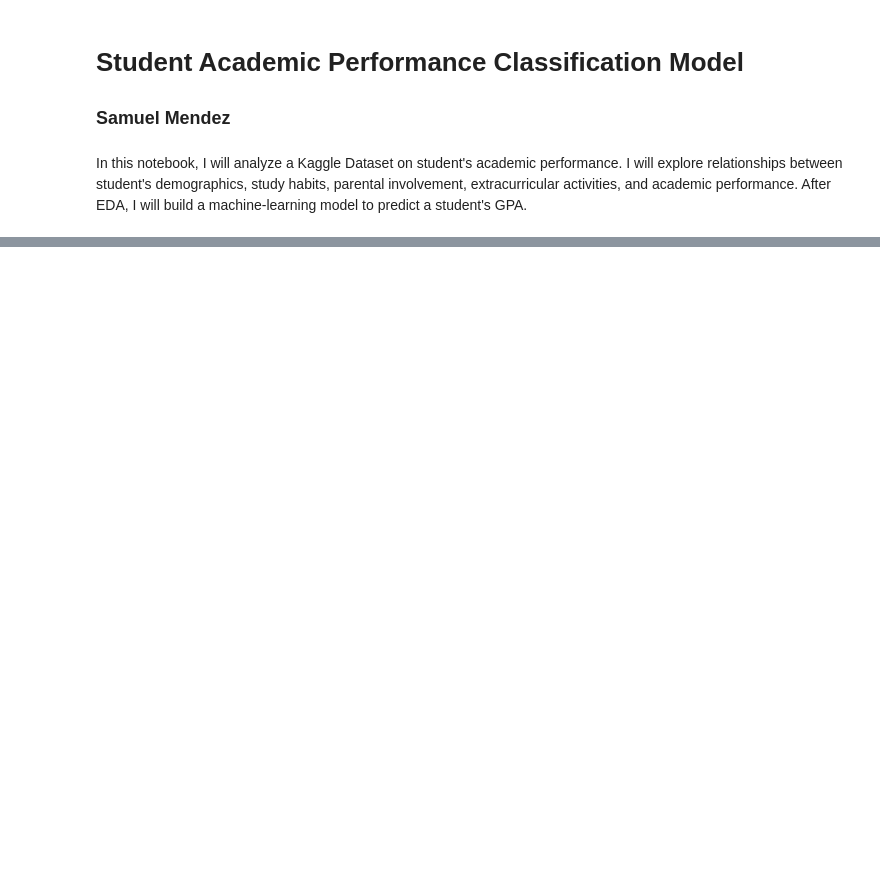
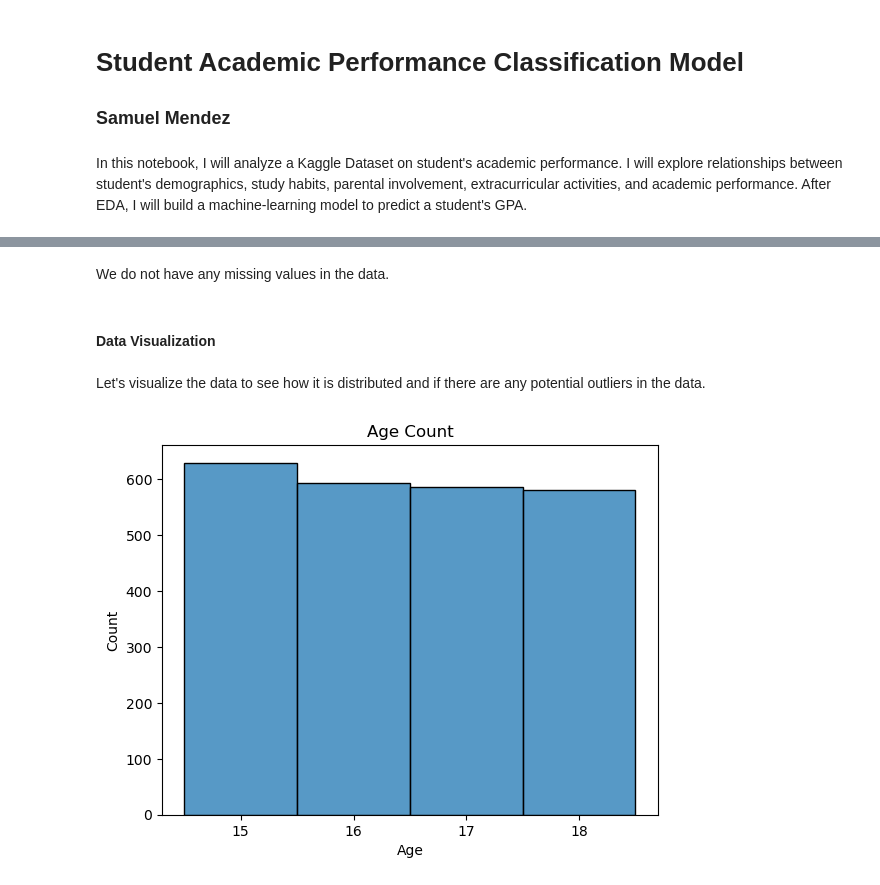
Before and after one commit to smendez9/Student_Performance_Classification, a Jupyter notebook: Student_Performance_Classification.ipynb, the cells around one changed output, grey strips where cells are left out. Saved outputs shown, nothing was run; the diff lists cells and outputs as text; code cells hidden in the pictures; blank space fills up the shorter version.

```diff
--- a/Student_Performance_Classification.ipynb
+++ b/Student_Performance_Classification.ipynb
@@ -57,2 +57,3 @@ import seaborn as sns
 # %%
 # import the data
+data = pd.read_csv('C:/Users/mende/Student_Performance_Classification/student_data.csv')
@@ -58,0 +123,15 @@ import seaborn as sns
+# %% [markdown]
+We do not have any missing values in the data.
+# %% [markdown]
+#### Data Visualization
+# %% [markdown]
+Let's visualize the data to see how it is distributed and if there are any potential outliers in the data.
+# %%
+# view the age count of student age
+
+sns.histplot(data['Age'], kde = False, discrete = True)
+plt.title('Age Count')
+plt.xticks(range(15,19))
+plt.show()
+# %% [output]
+[figure, added]
```
Also changed, not shown: parts of 31 cells of this notebook.
